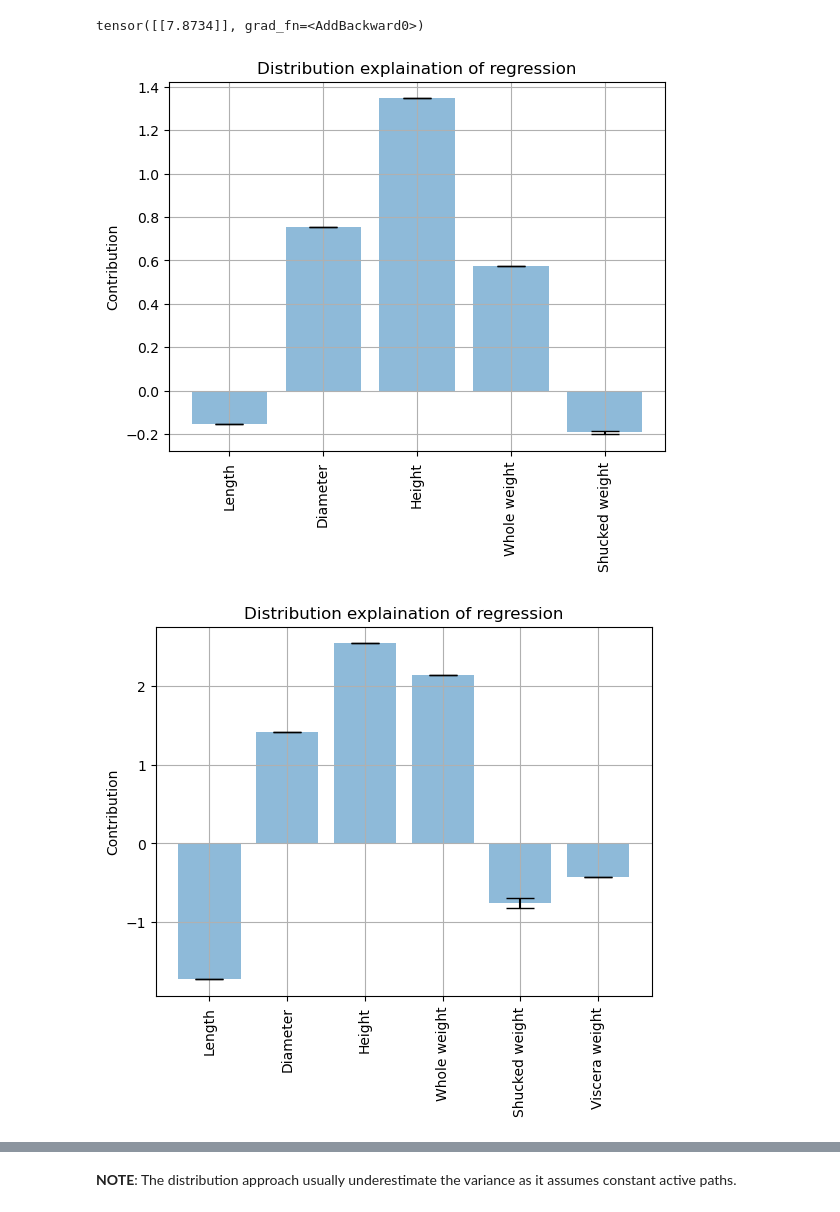
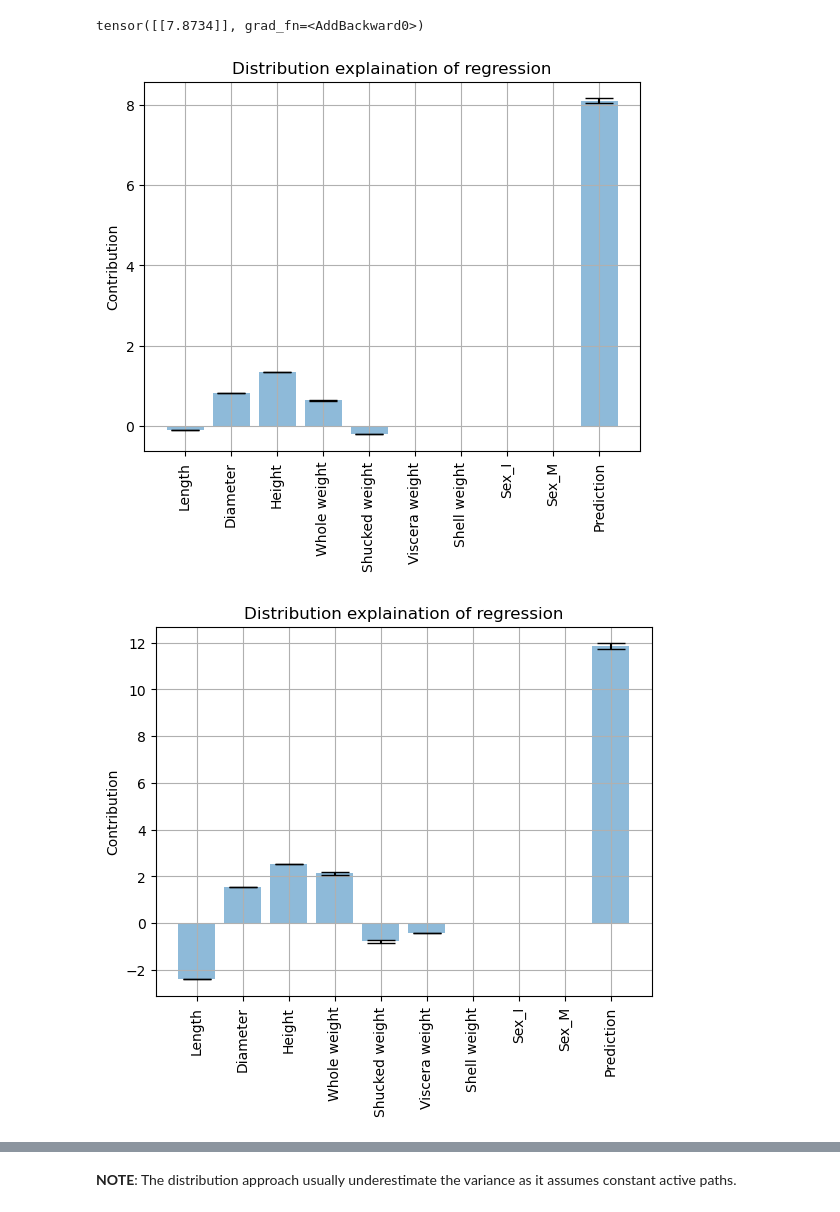
Before and after one commit to eirihoyh/ISLBBNN, a Jupyter notebook: examples/abalone/lrt.ipynb, the cells around one changed output, grey strips where cells are left out. Drawn from its saved outputs; the diff is of its cells as text; code cells hidden in the pictures.

Commit message:
updated some of the local explain plots

```diff
--- a/examples/abalone/lrt.ipynb
+++ b/examples/abalone/lrt.ipynb
@@ -287,7 +307,7 @@ After training:
 # %% [markdown]
 ## Weight graph
 # %%
-pf.run_path_graph_weight(net, save_path="path_graphs/lrt/weight/temp_relu", show=True)
+pf.run_path_graph_weight(net, save_path="path_graphs/lrt/weight/temp_relu", show=False)
 # %%
 img = mpimg.imread("path_graphs/lrt/weight/temp_relu.png")
 plt.figure(figsize=(10,10))
@@ -338,13 +358,13 @@ net.forward(explain_this, ensemble=False, sample=False)
 tensor([[7.8734]], grad_fn=<AddBackward0>)
 # %%
 explain_this = train_dat[3001,:-1].reshape(-1, p)
-pf.plot_local_contribution_dist(net, explain_this, sample=False, median=True, variable_names=variable_names, class_names=["regression"])
+pf.plot_local_contribution_dist(net, explain_this, variable_names=variable_names, class_names=["regression"])
 # %% [output]
-[figure, old version]
+[figure, new version]
 # %%
 explain_this = train_dat[3005,:-1].reshape(-1, p)
-pf.plot_local_contribution_dist(net, explain_this, sample=False, median=True, variable_names=variable_names, class_names=["regression"])
+pf.plot_local_contribution_dist(net, explain_this, variable_names=variable_names, class_names=["regression"])
 # %% [output]
-[figure, old version]
+[figure, new version]
 # %%
 explain_this = train_dat[3300,:-1].reshape(-1, p)
```
Also changed, not shown: parts of 10 cells of this notebook, 15 other files.
